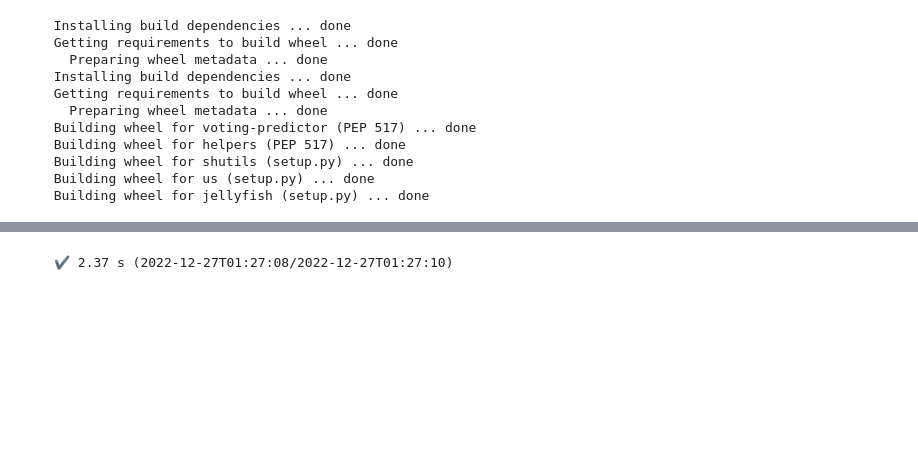
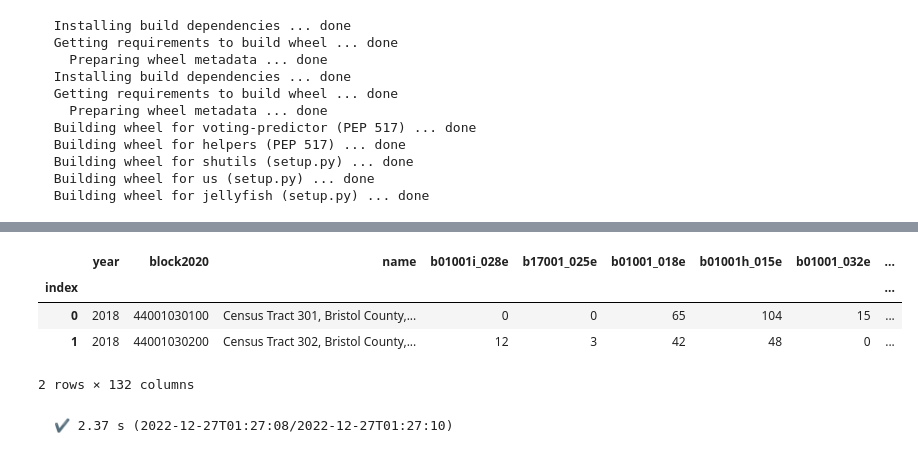
Before and after one commit to drscook/voting_predictor, a Jupyter notebook: voting.ipynb, the cells around one changed output, grey strips where cells are left out. Drawn from its saved outputs; the diff is of its cells as text; code cells hidden in the pictures; blank space fills up the shorter version.

```diff
--- a/voting.ipynb
+++ b/voting.ipynb
@@ -61,0 +90,3 @@ self.state
+# %%
+self.B.head(2)
+# %% [output]
@@ -62,3 +95,8 @@ self.state
+|  | year | block2020 | name | b01001i_028e | b17001_025e | b01001_018e | b01001h_015e | b01001_032e | ... |
+| index |  |  |  |  |  |  |  |  | ... |
+| 0 | 2018 | 44001030100 | Census Tract 301, Bristol County,... | 0 | 0 | 65 | 104 | 15 | ... |
+| 1 | 2018 | 44001030200 | Census Tract 302, Bristol County,... | 12 | 3 | 42 | 48 | 0 | ... |
+2 rows × 132 columns
 # %%
 A = self.bq.tbl_to_df('redistricting-361203.crosswalks.RI_raw')
 B = ut.prep(A)
```
Also changed, not shown: parts of 3 cells of this notebook, 1 other file.
